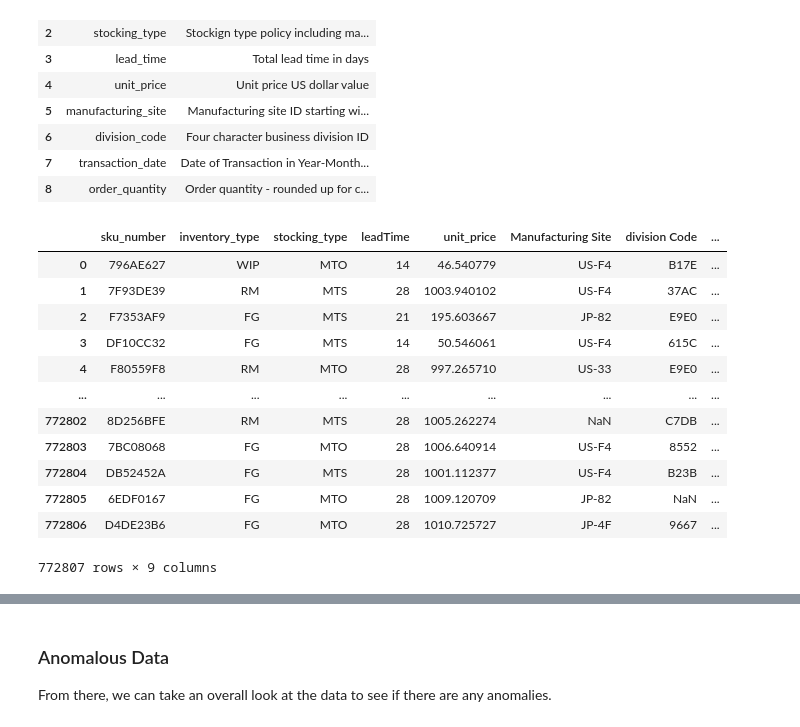
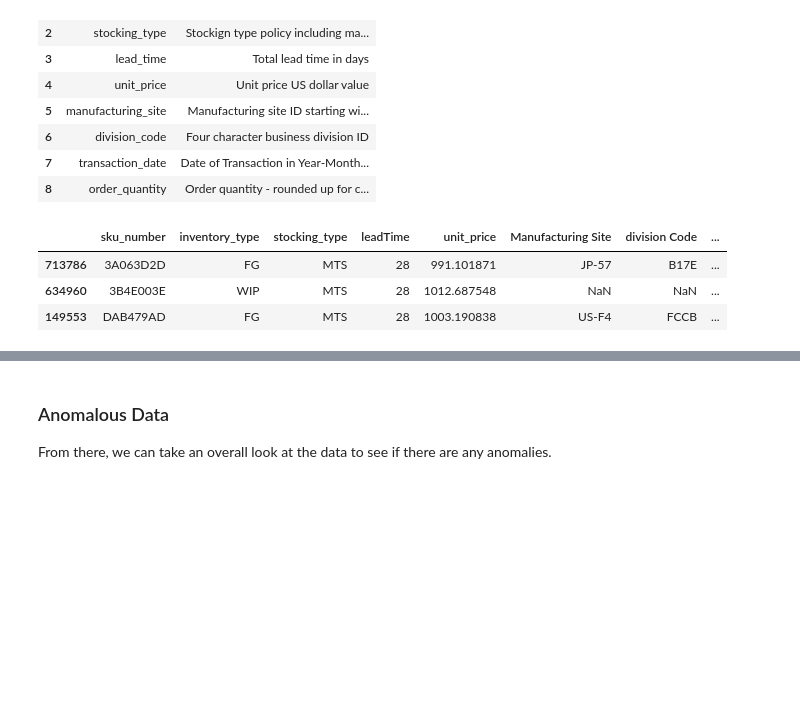
Before and after one commit to PhanC17/OM620-Assignments, a Jupyter notebook: Python Notebook/assignment_1_2.ipynb, the cells around one changed output, grey strips where cells are left out. Saved outputs shown, nothing was run; the diff lists cells and outputs as text; code cells hidden in the pictures; blank space fills up the shorter version.

```diff
--- a/Python Notebook/assignment_1_2.ipynb
+++ b/Python Notebook/assignment_1_2.ipynb
@@ -28,21 +28,12 @@ meta
 | 7 | transaction_date | Date of Transaction in Year-Month... |
 | 8 | order_quantity | Order quantity - rounded up for c... |
 # %%
-trans
+trans.sample(3)
 # %% [output]
 |  | sku_number | inventory_type | stocking_type | leadTime | unit_price | Manufacturing Site | division Code | ... |
-| 0 | 796AE627 | WIP | MTO | 14 | 46.540779 | US-F4 | B17E | ... |
-| 1 | 7F93DE39 | RM | MTS | 28 | 1003.940102 | US-F4 | 37AC | ... |
-| 2 | F7353AF9 | FG | MTS | 21 | 195.603667 | JP-82 | E9E0 | ... |
-| 3 | DF10CC32 | FG | MTS | 14 | 50.546061 | US-F4 | 615C | ... |
-| 4 | F80559F8 | RM | MTO | 28 | 997.265710 | US-33 | E9E0 | ... |
-| ... | ... | ... | ... | ... | ... | ... | ... | ... |
-| 772802 | 8D256BFE | RM | MTS | 28 | 1005.262274 | NaN | C7DB | ... |
-| 772803 | 7BC08068 | FG | MTO | 28 | 1006.640914 | US-F4 | 8552 | ... |
-| 772804 | DB52452A | FG | MTS | 28 | 1001.112377 | US-F4 | B23B | ... |
-| 772805 | 6EDF0167 | FG | MTO | 28 | 1009.120709 | JP-82 | NaN | ... |
-| 772806 | D4DE23B6 | FG | MTO | 28 | 1010.725727 | JP-4F | 9667 | ... |
+| 713786 | 3A063D2D | FG | MTS | 28 | 991.101871 | JP-57 | B17E | ... |
+| 634960 | 3B4E003E | WIP | MTS | 28 | 1012.687548 | NaN | NaN | ... |
+| 149553 | DAB479AD | FG | MTS | 28 | 1003.190838 | US-F4 | FCCB | ... |
-772807 rows × 9 columns
 # %%
 transa = trans.rename(columns={"leadTime":"lead_time",
                       "Manufacturing Site":"manufacturing_site",
```
Also changed, not shown: parts of 1 cell of this notebook, 7 other files.
